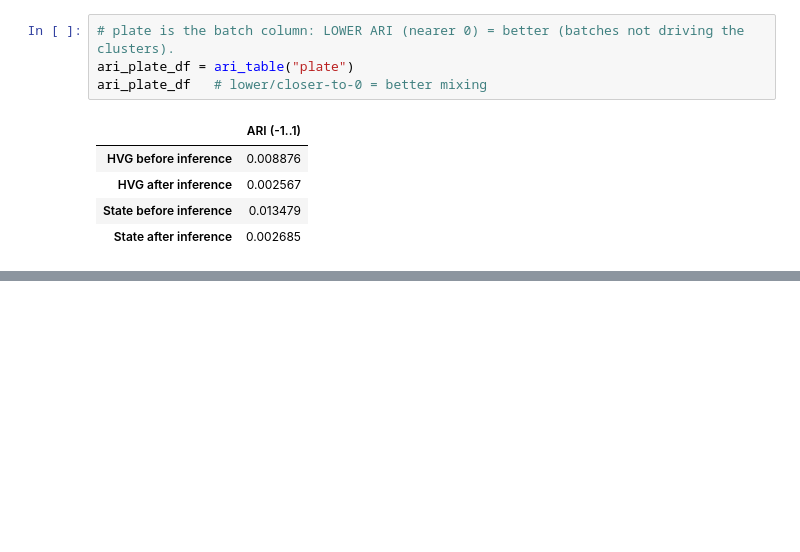
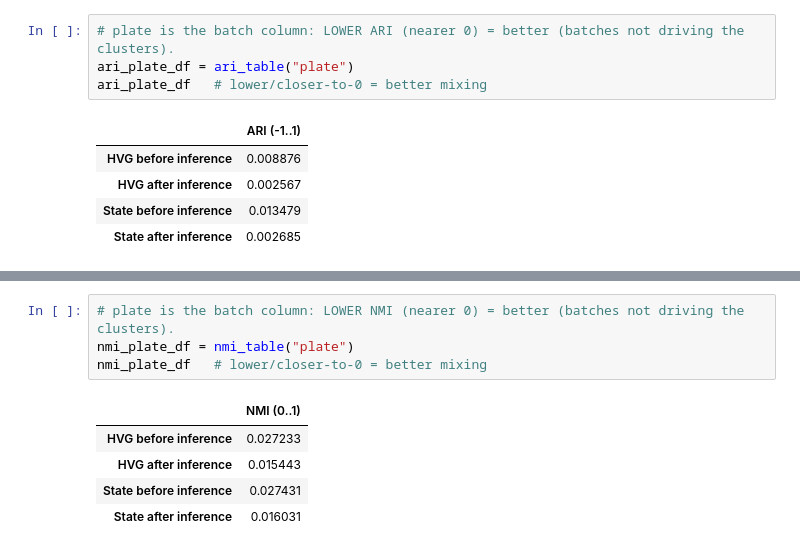
Before and after one commit to jeannieshe/relearn, a Jupyter notebook: notebooks/alaysia/state_embedding_analysis.ipynb, the cells around one changed output, grey strips where cells are left out. Drawn from its saved outputs; the diff is of its cells as text; blank space fills up the shorter version.

```diff
--- a/notebooks/alaysia/state_embedding_analysis.ipynb
+++ b/notebooks/alaysia/state_embedding_analysis.ipynb
@@ -566,0 +659,10 @@ ari_plate_df   # lower/closer-to-0 = better mixing
+# %%
+# plate is the batch column: LOWER NMI (nearer 0) = better (batches not driving the clusters).
+nmi_plate_df = nmi_table("plate")
+nmi_plate_df   # lower/closer-to-0 = better mixing
+# %% [output]
+|  | NMI (0..1) |
+| HVG before inference | 0.027233 |
+| HVG after inference | 0.015443 |
+| State before inference | 0.027431 |
+| State after inference | 0.016031 |
```
Also changed, not shown: parts of 14 cells of this notebook.
